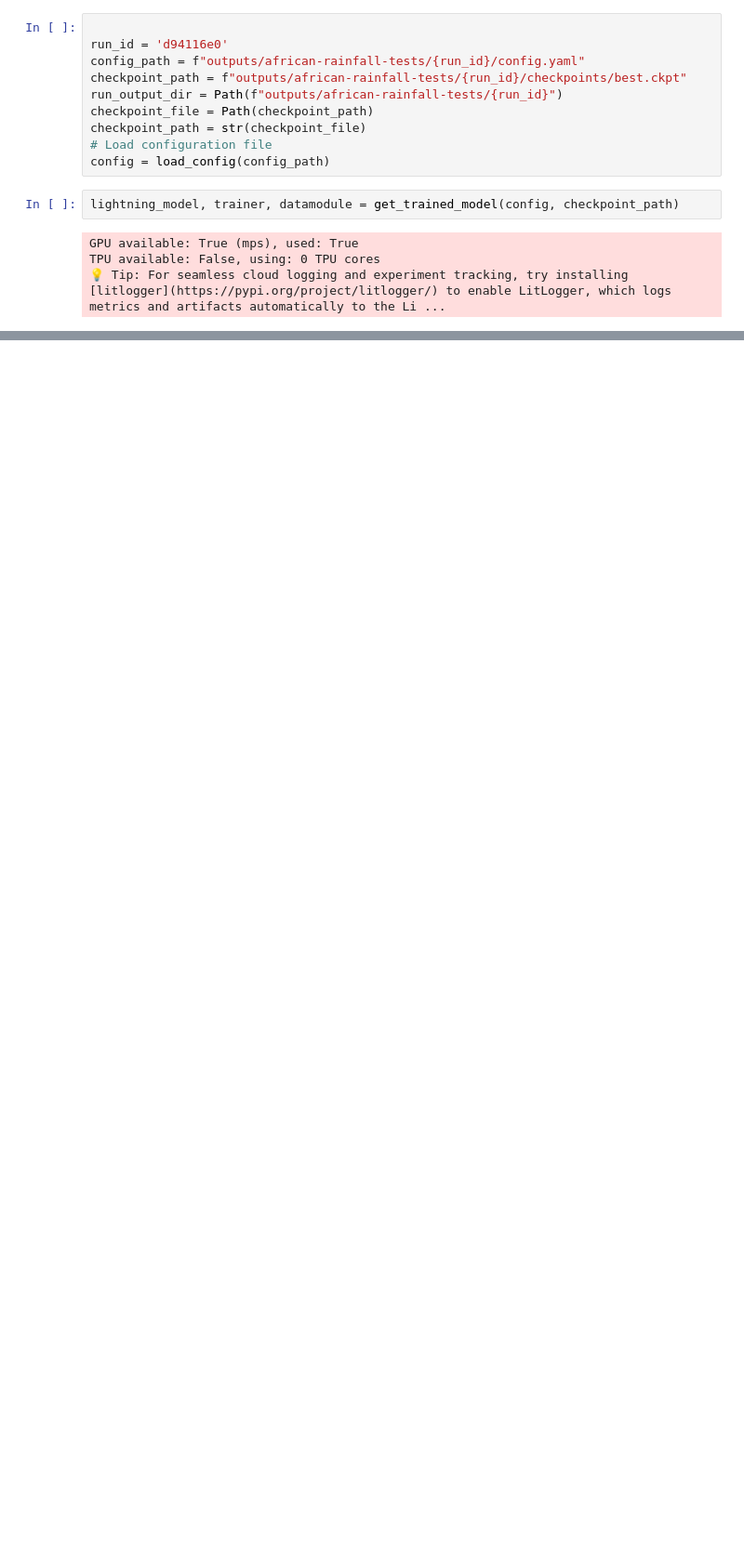
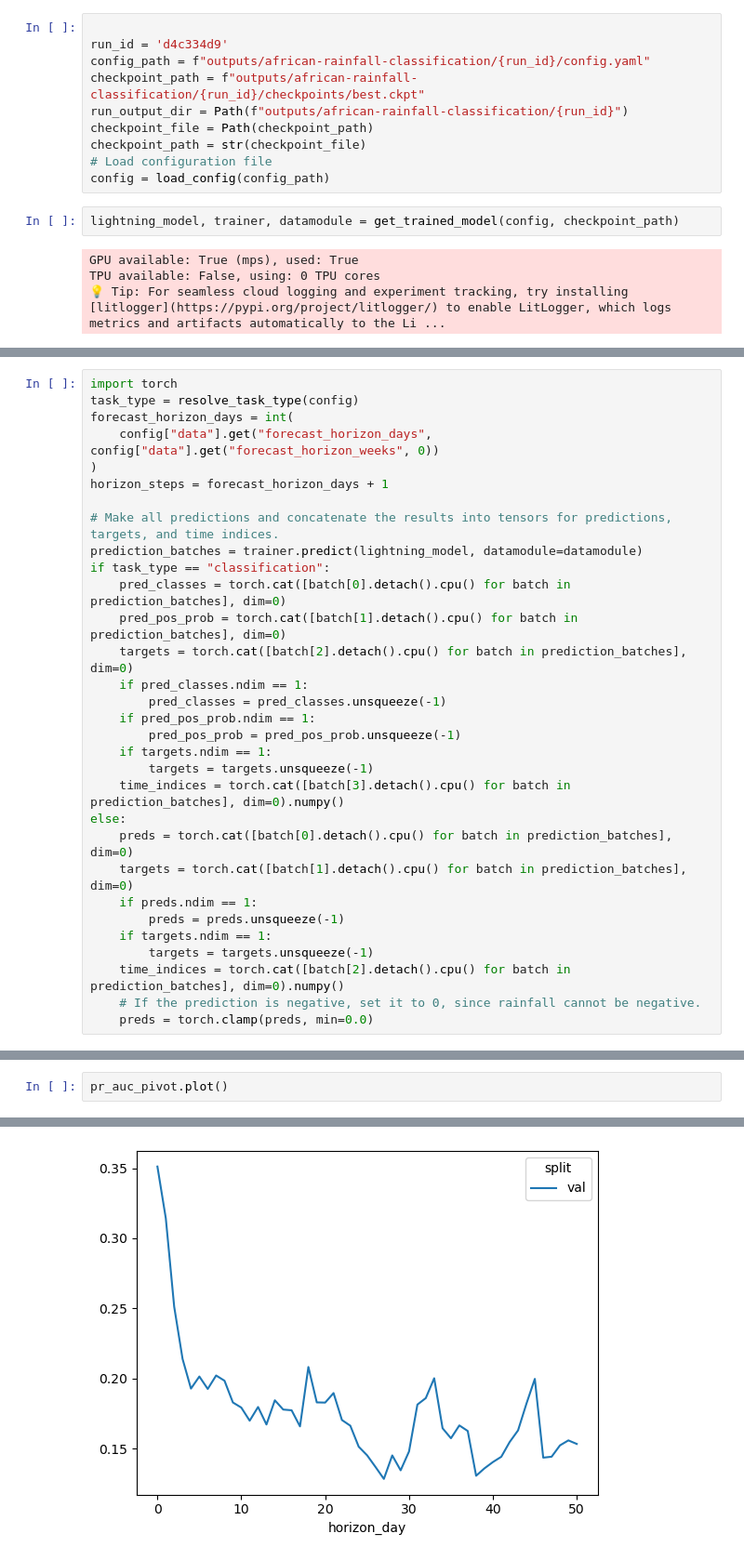
Before and after one commit to rguilcas/EastAfricaRainfallProject, a Jupyter notebook: notebooks/XAI_test.ipynb, the cells around one changed output, grey strips where cells are left out. Shown at 93% size. Drawn from its saved outputs; the diff is of its cells as text; blank space fills up the shorter version.

```diff
--- a/notebooks/XAI_test.ipynb
+++ b/notebooks/XAI_test.ipynb
@@ -11,9 +12,9 @@ from src.utils.trained_models import get_trained_model
 # %%
 
-run_id = 'd94116e0'
-config_path = f"outputs/african-rainfall-tests/{run_id}/config.yaml"
-checkpoint_path = f"outputs/african-rainfall-tests/{run_id}/checkpoints/best.ckpt"
-run_output_dir = Path(f"outputs/african-rainfall-tests/{run_id}")
+run_id = 'd4c334d9'
+config_path = f"outputs/african-rainfall-classification/{run_id}/config.yaml"
+checkpoint_path = f"outputs/african-rainfall-classification/{run_id}/checkpoints/best.ckpt"
+run_output_dir = Path(f"outputs/african-rainfall-classification/{run_id}")
 checkpoint_file = Path(checkpoint_path)
 checkpoint_path = str(checkpoint_file)
 # Load configuration file
@@ -26,0 +33,31 @@ TPU available: False, using: 0 TPU cores
+# %%
+import torch
+task_type = resolve_task_type(config)
+forecast_horizon_days = int(
+    config["data"].get("forecast_horizon_days", config["data"].get("forecast_horizon_weeks", 0))
+)
+horizon_steps = forecast_horizon_days + 1
+
+# Make all predictions and concatenate the results into tensors for predictions, targets, and time indices.
+prediction_batches = trainer.predict(lightning_model, datamodule=datamodule)
+if task_type == "classification":
+    pred_classes = torch.cat([batch[0].detach().cpu() for batch in prediction_batches], dim=0)
+    pred_pos_prob = torch.cat([batch[1].detach().cpu() for batch in prediction_batches], dim=0)
+    targets = torch.cat([batch[2].detach().cpu() for batch in prediction_batches], dim=0)
+    if pred_classes.ndim == 1:
+        pred_classes = pred_classes.unsqueeze(-1)
+    if pred_pos_prob.ndim == 1:
+        pred_pos_prob = pred_pos_prob.unsqueeze(-1)
+    if targets.ndim == 1:
+        targets = targets.unsqueeze(-1)
+    time_indices = torch.cat([batch[3].detach().cpu() for batch in prediction_batches], dim=0).numpy()
+else:
+    preds = torch.cat([batch[0].detach().cpu() for batch in prediction_batches], dim=0)
+    targets = torch.cat([batch[1].detach().cpu() for batch in prediction_batches], dim=0)
+    if preds.ndim == 1:
+        preds = preds.unsqueeze(-1)
+    if targets.ndim == 1:
+        targets = targets.unsqueeze(-1)
+    time_indices = torch.cat([batch[2].detach().cpu() for batch in prediction_batches], dim=0).numpy()
+    # If the prediction is negative, set it to 0, since rainfall cannot be negative.
+    preds = torch.clamp(preds, min=0.0)
@@ -26,0 +185,3 @@ TPU available: False, using: 0 TPU cores
+# %%
+pr_auc_pivot.plot()
+# %% [output]
@@ -26,0 +189 @@ TPU available: False, using: 0 TPU cores
+[figure, added]
```
Also changed, not shown: parts of 23 cells of this notebook, 11 other files.
